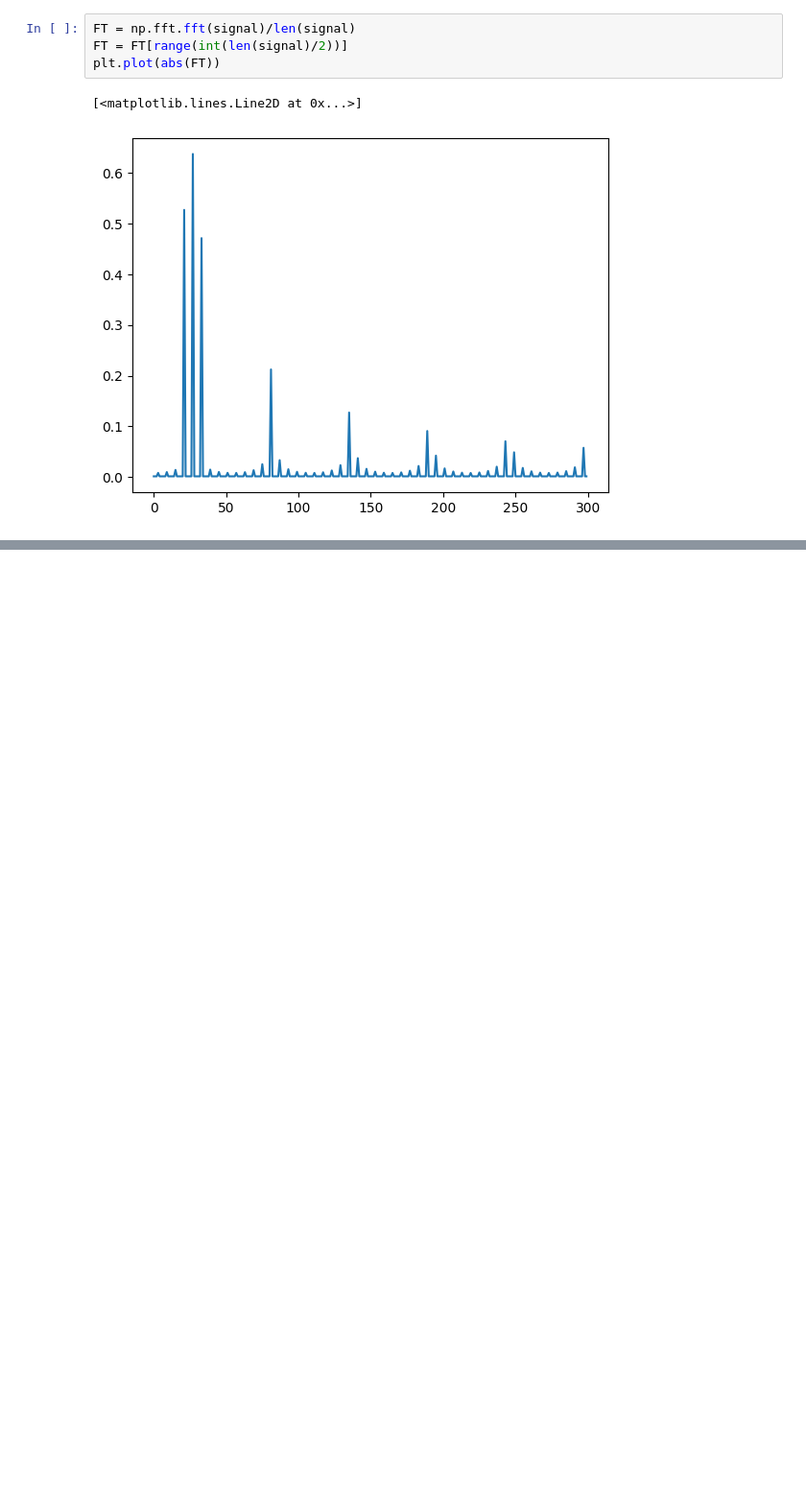
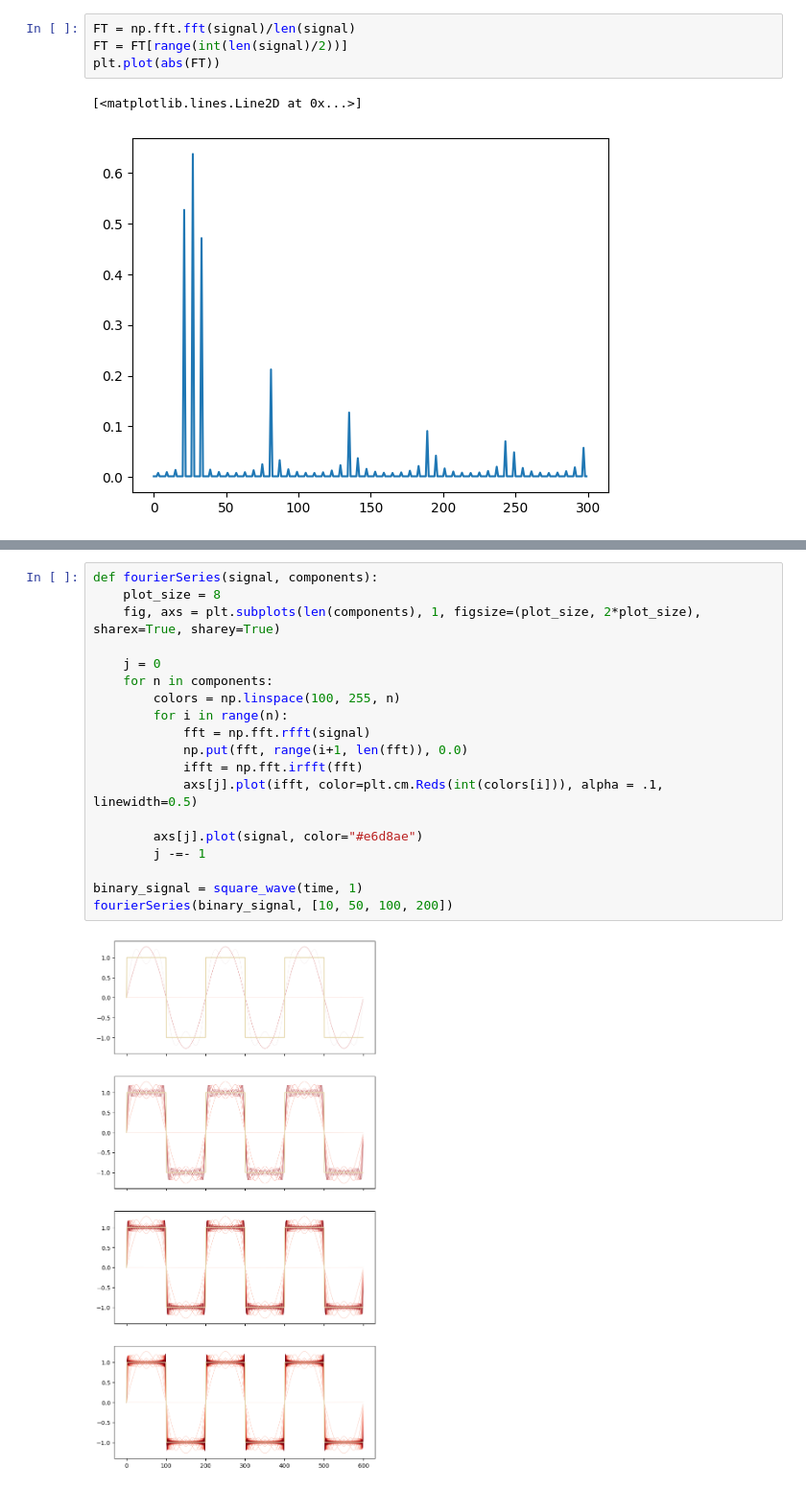
Before and after one commit to JuliuszSyrewicz/fourier, a Jupyter notebook: fourier analysis.ipynb, the cells around one changed output, grey strips where cells are left out. Shown: that part at 96% size. Cells and saved outputs as stored; diff of their text form; blank space fills up the shorter version.

Commit message:
Added functionality for computing 1D Fourier series and comparing results with different base sizes

```diff
--- a/fourier analysis.ipynb
+++ b/fourier analysis.ipynb
@@ -52,0 +55,21 @@ plt.plot(inverseFT, color="#8f140b")
+# %%
+def fourierSeries(signal, components):
+    plot_size = 8
+    fig, axs = plt.subplots(len(components), 1, figsize=(plot_size, 2*plot_size), sharex=True, sharey=True)
+
+    j = 0
+    for n in components:
+        colors = np.linspace(100, 255, n)
+        for i in range(n):
+            fft = np.fft.rfft(signal)
+            np.put(fft, range(i+1, len(fft)), 0.0)
+            ifft = np.fft.irfft(fft)
+            axs[j].plot(ifft, color=plt.cm.Reds(int(colors[i])), alpha = .1, linewidth=0.5)
+
+        axs[j].plot(signal, color="#e6d8ae")
+        j -=- 1
+
+binary_signal = square_wave(time, 1)
+fourierSeries(binary_signal, [10, 50, 100, 200])
+# %% [output]
+[figure, added]
```
Also changed, not shown: parts of 2 cells of this notebook, 3 other files.
